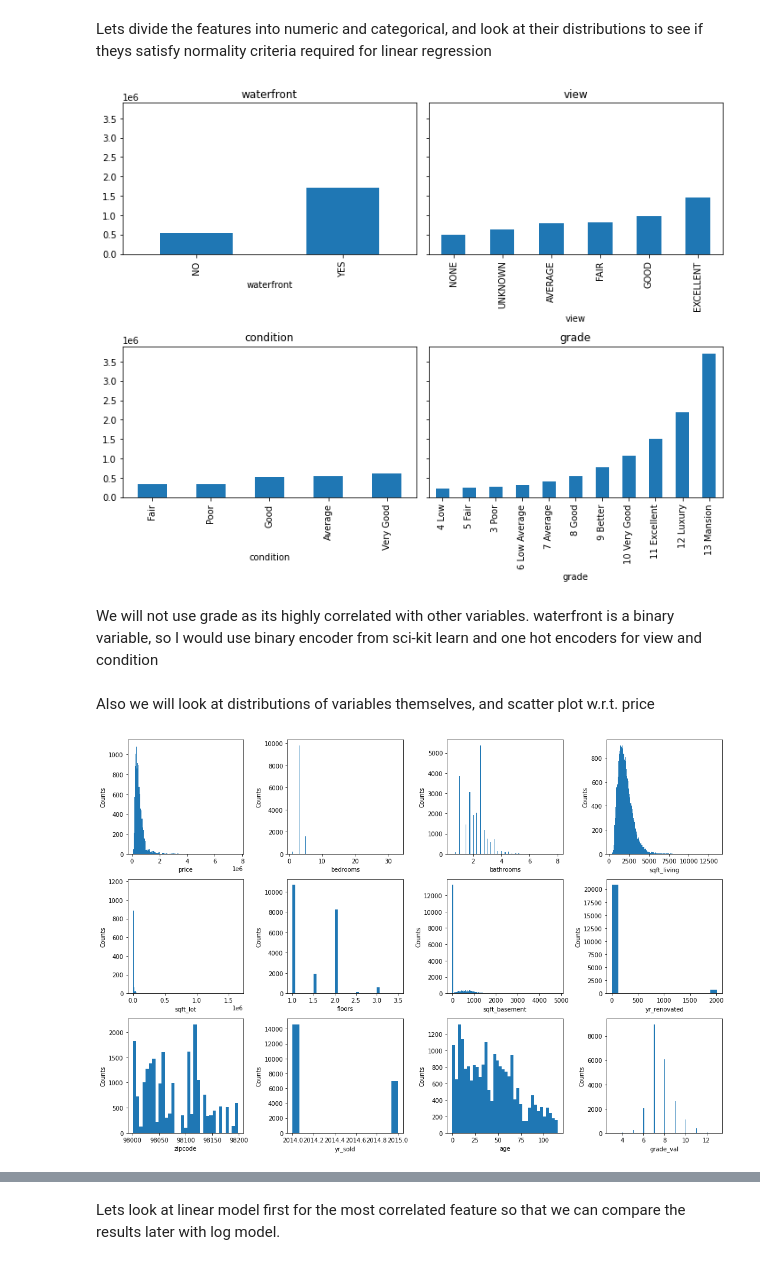
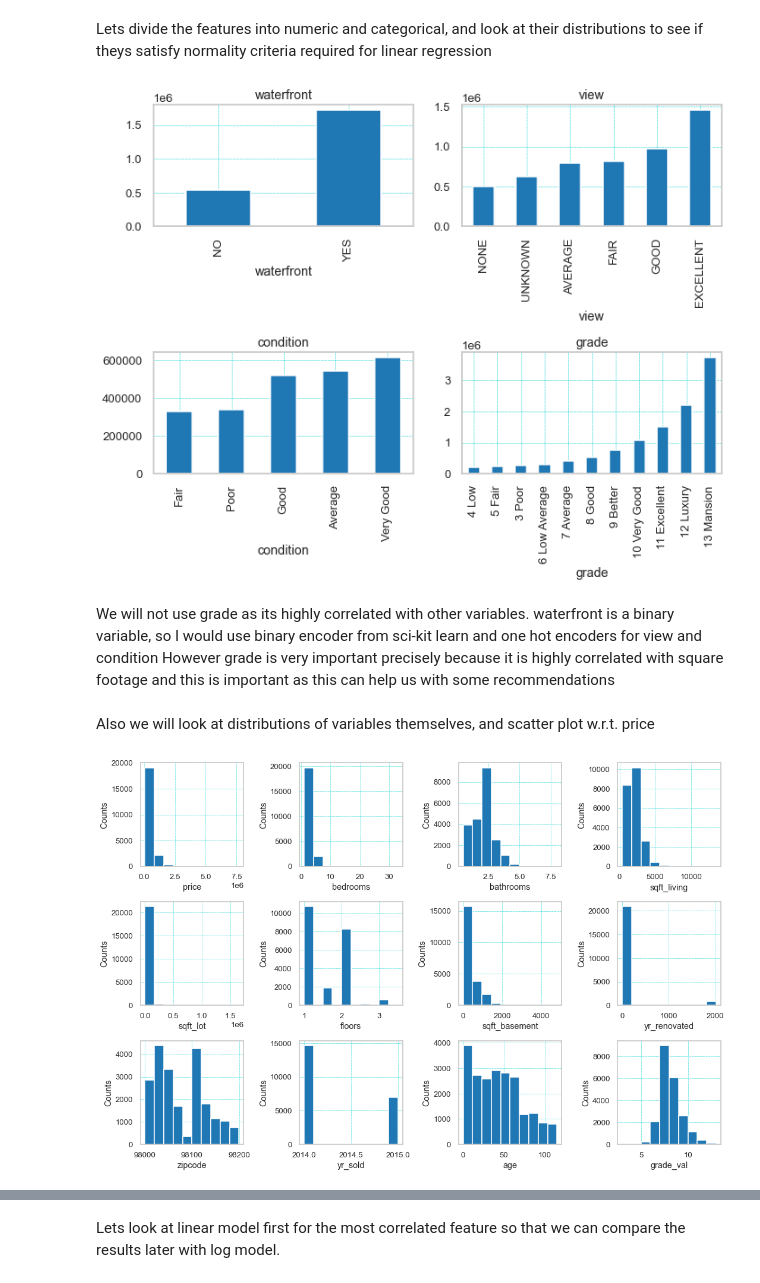
Before and after one commit to deepssharma/dsc-phase-2-project-v2-3, a Jupyter notebook: index.ipynb, the cells around one changed output, grey strips where cells are left out. Drawn from its saved outputs; the diff is of its cells as text; code cells hidden in the pictures.

Commit message:
Added business model recommendation and figure supporting that

```diff
--- a/index.ipynb
+++ b/index.ipynb
@@ -128,6 +147,7 @@ heatmap_data
 21597 rows × 23 columns
 # %%
 import seaborn as sns
+sns.set_style("whitegrid")
 import numpy as np
 
 # Create a df with the target as the first column,
@@ -280,22 +300,24 @@ features =   ['price','bedrooms','bathrooms','sqft_living','sqft_lot','floors',\
               'sqft_basement','yr_renovated','zipcode','yr_sold','age','grade_val',\
               'waterfront','view','condition']
 # %%
-fig, axes = plt.subplots(nrows=2, ncols=2, figsize=(10,8),sharey=True)
+fig, axes = plt.subplots(nrows=2, ncols=2, figsize=(10,8),constrained_layout=True)
 
 for col, ax in zip(features_categorical, axes.flatten()):
     (df.groupby(col)               # group values together by column of interest
          .mean()['price']        # take the mean of the saleprice for each group
          .sort_values()              # sort the groups in ascending order
          .plot
          .bar(ax=ax))                # create a bar graph on the ax
 
-    ax.set_title(col)                # Make the title the name of the column
+    ax.set_title(col)              # Make the title the name of the column
+    ax.grid(True, color = 'DarkTurquoise', alpha=1, linestyle = '--', linewidth = 0.5)
 
 fig.tight_layout()
 # %% [output]
-[figure, old version]
+[figure, new version]
 # %% [markdown]
 We will not use grade as its highly correlated with other variables. waterfront is a binary variable, so I would use binary encoder from sci-kit learn and one hot encoders for view and condition
+However grade is very important precisely because it is highly correlated with square footage and this is important as this can help us with some recommendations
 # %% [markdown]
 Also we will look at distributions of variables themselves, and scatter plot w.r.t. price
 # %%
@@ -305,11 +327,14 @@ fig.set_tight_layout(True)
 
 for index, col in enumerate(analyze_data.columns):
     ax = axes[index//4][index%4]
-    ax.hist(analyze_data[col], bins='auto')
+    ax.hist(analyze_data[col])
     ax.set_xlabel(col)
     ax.set_ylabel("Counts")
+    ax.grid(True, color = 'DarkTurquoise', alpha=1, linestyle = '--', linewidth = 0.5)
+#plt.legend()
+plt.show()
 # %% [output]
-[figure, old version]
+[figure, new version]
 # %%
 fig, axes = plt.subplots(ncols=4, nrows=3, figsize=(15, 10))
 fig.set_tight_layout(True)
```
Also changed, not shown: parts of 17 cells of this notebook, 1 other file.
